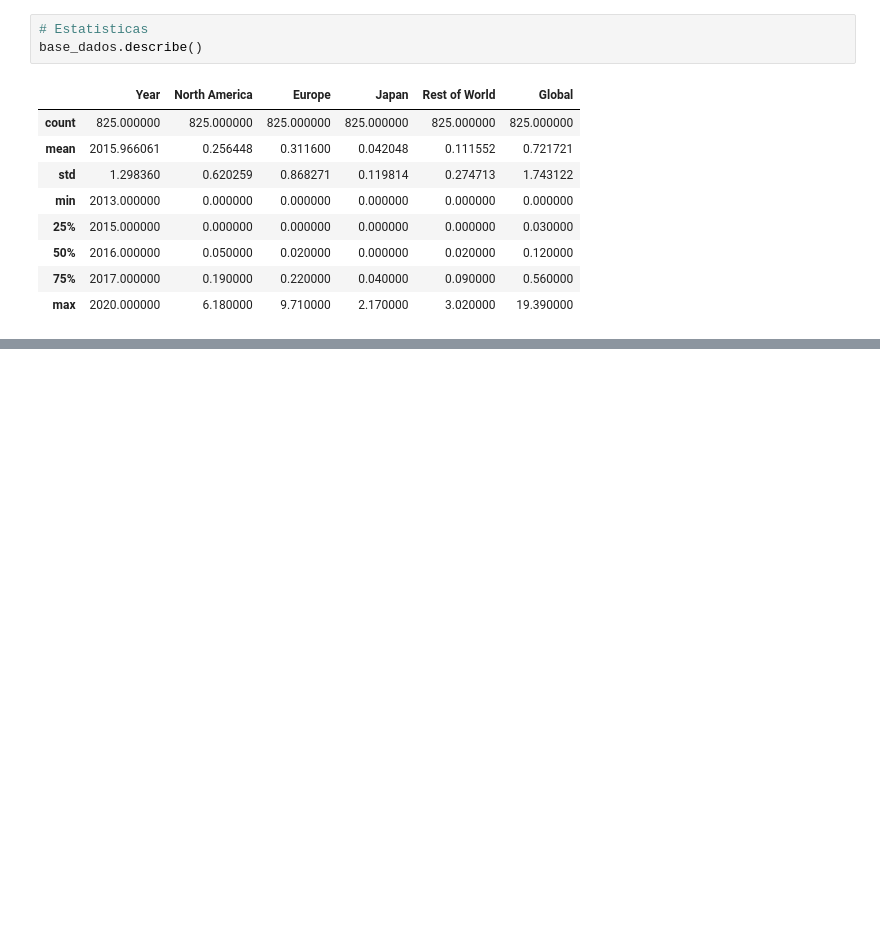
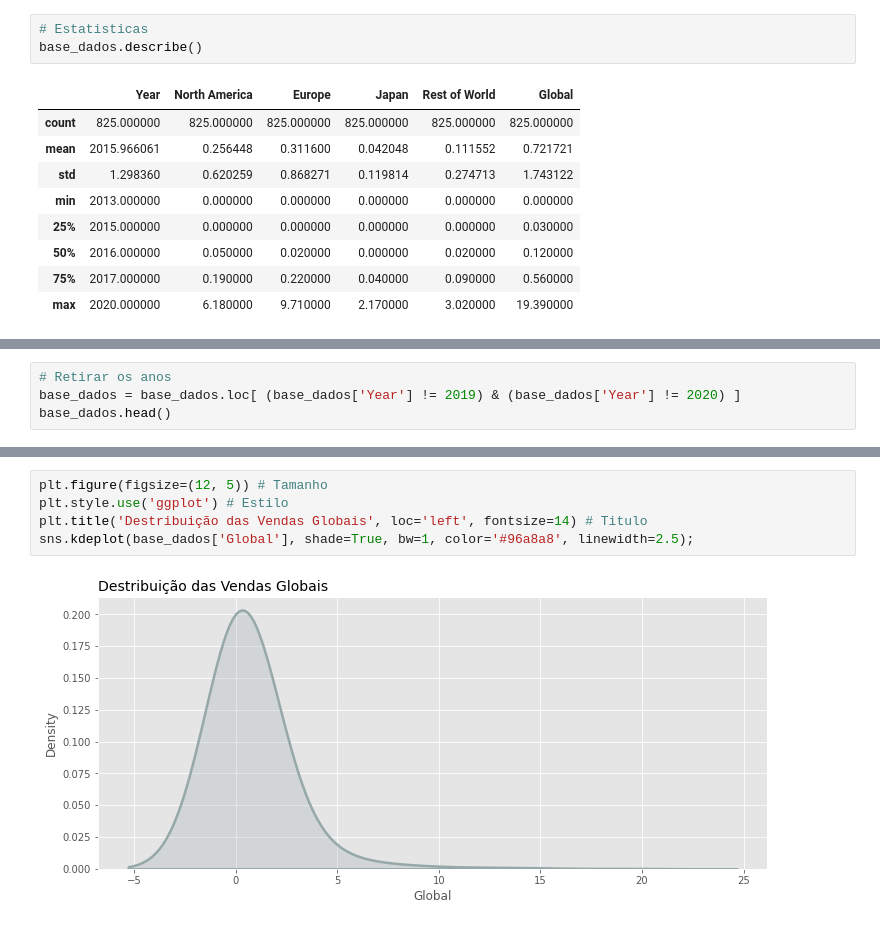
Before and after one commit to Jose-Nonato/DataAnalitcs, a Jupyter notebook: CaseGames/main.ipynb, the cells around one changed output, grey strips where cells are left out. Cells and saved outputs as stored; diff of their text form; blank space fills up the shorter version.

```diff
--- a/CaseGames/main.ipynb
+++ b/CaseGames/main.ipynb
@@ -68,0 +71,4 @@ Text(0, 0.5, 'Quantidade de vendas (mi)')
+# %%
+# Retirar os anos
+base_dados = base_dados.loc[ (base_dados['Year'] != 2019) & (base_dados['Year'] != 2020) ]
+base_dados.head()
@@ -68,0 +82,7 @@ Text(0, 0.5, 'Quantidade de vendas (mi)')
+# %%
+plt.figure(figsize=(12, 5)) # Tamanho
+plt.style.use('ggplot') # Estilo
+plt.title('Destribuição das Vendas Globais', loc='left', fontsize=14) # Titulo
+sns.kdeplot(base_dados['Global'], shade=True, bw=1, color='#96a8a8', linewidth=2.5);
+# %% [output]
+[figure, added]
```
Also changed, not shown: parts of 6 cells of this notebook.
